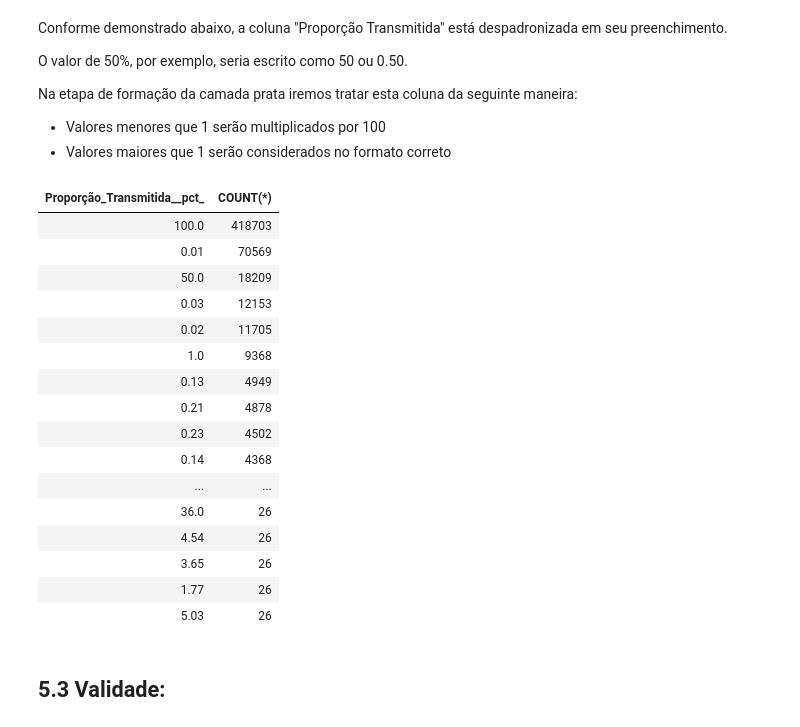
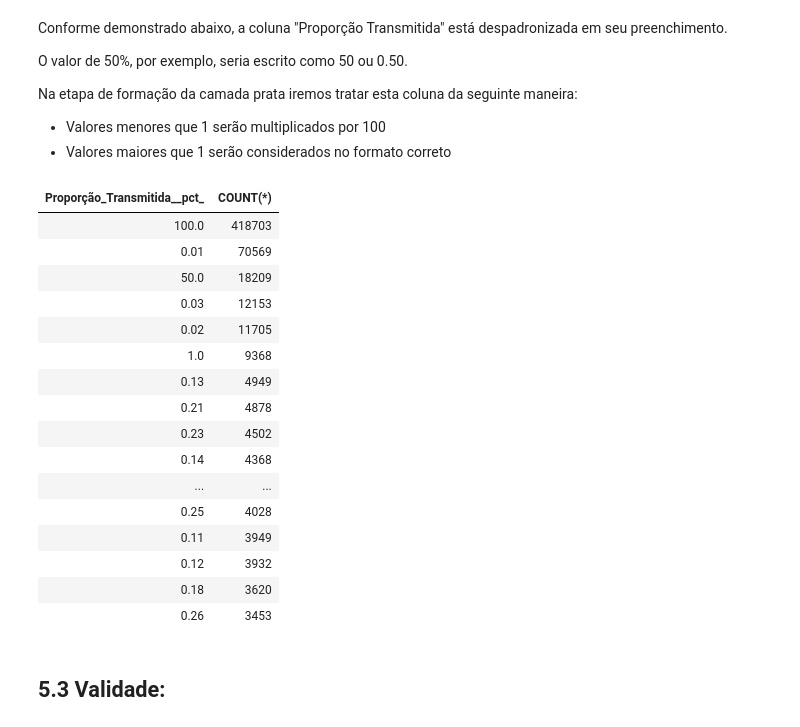
Before and after one commit to izabelaandrade-pos/mvp-puc-eng-dados, a Jupyter notebook: Notebooks/20251201_MVP_EngDados_parte2.ipynb, the cells around one changed output. Cells and saved outputs as stored; diff of their text form; code cells hidden in the pictures.

```diff
--- a/Notebooks/20251201_MVP_EngDados_parte2.ipynb
+++ b/Notebooks/20251201_MVP_EngDados_parte2.ipynb
@@ -142,32 +142,34 @@ Na etapa de formação da camada prata iremos tratar esta coluna da seguinte man
 # %%
 %sql
 /* Veririficar se os percentuais da coluna "Proporção Transmitida" estão escritos no formato esperado para um percentual */
 SELECT
 `Proporção_Transmitida__pct_`,
 COUNT(*)
 
 FROM mvp_engdados_puc.bronze.guias_itbi_bronze
 
 GROUP BY `Proporção_Transmitida__pct_`
 ORDER BY COUNT(*) DESC
+
+LIMIT 20
 # %% [output]
 | Proporção_Transmitida__pct_ | COUNT(*) |
 | 100.0 | 418703 |
 | 0.01 | 70569 |
 | 50.0 | 18209 |
 | 0.03 | 12153 |
 | 0.02 | 11705 |
 | 1.0 | 9368 |
 | 0.13 | 4949 |
 | 0.21 | 4878 |
 | 0.23 | 4502 |
 | 0.14 | 4368 |
 | ... | ... |
-| 36.0 | 26 |
-| 4.54 | 26 |
-| 3.65 | 26 |
-| 1.77 | 26 |
-| 5.03 | 26 |
+| 0.25 | 4028 |
+| 0.11 | 3949 |
+| 0.12 | 3932 |
+| 0.18 | 3620 |
+| 0.26 | 3453 |
 # %% [markdown]
 ## 5.3 Validade:
 # %%
```
Also changed, not shown: parts of 12 cells of this notebook, 22 other files.
